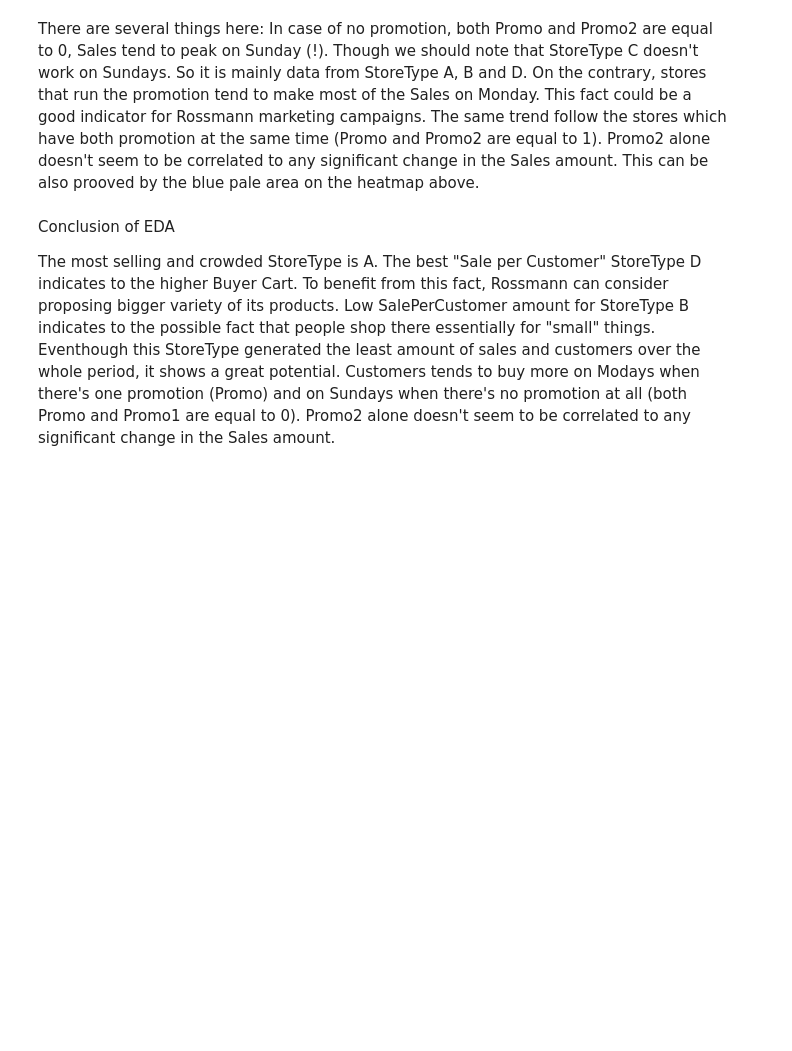
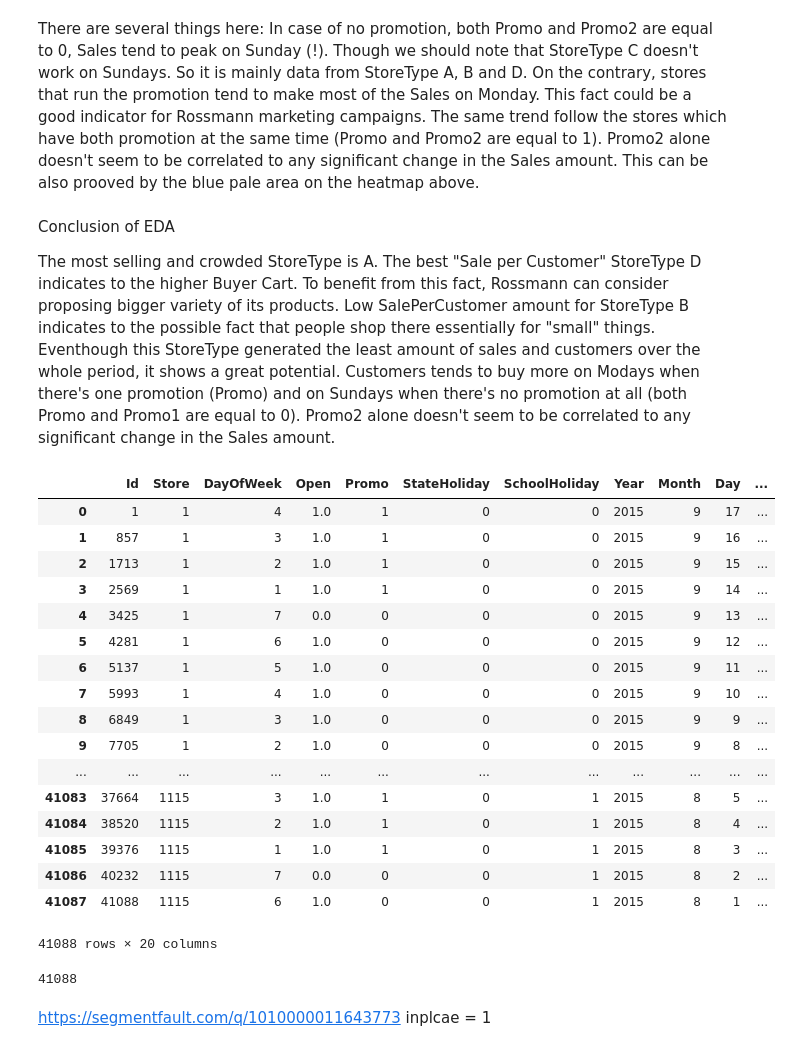
Before and after one commit to Liuguanli/Udacity_Projects, a Jupyter notebook: graduation_projeect/Forecast_Rossmann_Store_Sales/Untitled1.ipynb, the cells around one changed output. Cells and saved outputs as stored; diff of their text form; code cells hidden in the pictures; blank space fills up the shorter version.

```diff
--- a/graduation_projeect/Forecast_Rossmann_Store_Sales/Untitled1.ipynb
+++ b/graduation_projeect/Forecast_Rossmann_Store_Sales/Untitled1.ipynb
@@ -227,0 +265,67 @@ Promo2 alone doesn't seem to be correlated to any significant change in the Sale
+# %%
+test = pd.read_csv("./dataset/test.csv", parse_dates = True, low_memory = False, index_col = 'Date')
+test = test.replace("a",1)
+test = test.replace("b",2)
+test = test.replace("c",3)
+test['Year'] = test.index.year
+test['Month'] = test.index.month
+test['Day'] = test.index.day
+test['WeekOfYear'] = test.index.weekofyear
+test_store = pd.merge(test, store, how = 'inner', on = 'Store')
+test_store
+# %% [output]
+|  | Id | Store | DayOfWeek | Open | Promo | StateHoliday | SchoolHoliday | Year | Month | Day | ... |
+| 0 | 1 | 1 | 4 | 1.0 | 1 | 0 | 0 | 2015 | 9 | 17 | ... |
+| 1 | 857 | 1 | 3 | 1.0 | 1 | 0 | 0 | 2015 | 9 | 16 | ... |
+| 2 | 1713 | 1 | 2 | 1.0 | 1 | 0 | 0 | 2015 | 9 | 15 | ... |
+| 3 | 2569 | 1 | 1 | 1.0 | 1 | 0 | 0 | 2015 | 9 | 14 | ... |
+| 4 | 3425 | 1 | 7 | 0.0 | 0 | 0 | 0 | 2015 | 9 | 13 | ... |
+| 5 | 4281 | 1 | 6 | 1.0 | 0 | 0 | 0 | 2015 | 9 | 12 | ... |
+| 6 | 5137 | 1 | 5 | 1.0 | 0 | 0 | 0 | 2015 | 9 | 11 | ... |
+| 7 | 5993 | 1 | 4 | 1.0 | 0 | 0 | 0 | 2015 | 9 | 10 | ... |
+| 8 | 6849 | 1 | 3 | 1.0 | 0 | 0 | 0 | 2015 | 9 | 9 | ... |
+| 9 | 7705 | 1 | 2 | 1.0 | 0 | 0 | 0 | 2015 | 9 | 8 | ... |
+| ... | ... | ... | ... | ... | ... | ... | ... | ... | ... | ... | ... |
+| 41083 | 37664 | 1115 | 3 | 1.0 | 1 | 0 | 1 | 2015 | 8 | 5 | ... |
+| 41084 | 38520 | 1115 | 2 | 1.0 | 1 | 0 | 1 | 2015 | 8 | 4 | ... |
+| 41085 | 39376 | 1115 | 1 | 1.0 | 1 | 0 | 1 | 2015 | 8 | 3 | ... |
+| 41086 | 40232 | 1115 | 7 | 0.0 | 0 | 0 | 1 | 2015 | 8 | 2 | ... |
+| 41087 | 41088 | 1115 | 6 | 1.0 | 0 | 0 | 1 | 2015 | 8 | 1 | ... |
+41088 rows × 20 columns
+# %%
+# Store	DayOfWeek	Sales	Customers	Open	Promo	StateHoliday	SchoolHoliday	Year	Month	...	SalePerCustomer	StoreType	Assortment	CompetitionDistance	CompetitionOpenSinceMonth	CompetitionOpenSinceYear	Promo2	Promo2SinceWeek	Promo2SinceYear	PromoInterval
+fearures = ["DayOfWeek","Promo","Year","Month","Day","StoreType","Assortment"]
+x_train = train_store[fearures]
+y_train = train_store["Sales"]
+
+# x_train
+
+x_test = test_store[fearures]
+x_test
+dtrain = xgb.DMatrix(x_train, y_train)
+dtest = xgb.DMatrix(x_test)
+
+params = {"objective": "reg:linear",
+          "booster" : "gbtree",
+          "eta": 0.3,
+          "max_depth": 10,
+          "subsample": 0.9,
+          "colsample_bytree": 0.7,
+          "silent": 1,
+          "seed": 1301
+          }
+num_boost_round = 300
+
+bst = xgb.train(params, dtrain, num_round)
+test_probs = bst.predict(dtest)
+
+len(test_probs)
+# param = {'max_depth':2, 'eta':1, 'silent':1, 'objective':'binary:logistic' }
+# num_round = 2
+# bst = xgb.train(param, dtrain, num_round)
+# # make prediction
+# preds = bst.predict(dtest)
+# %% [output]
+41088
+# %% [markdown]
+https://segmentfault.com/q/1010000011643773   inplcae = 1
```
Also changed, not shown: parts of 10 cells of this notebook, 1 other file.
